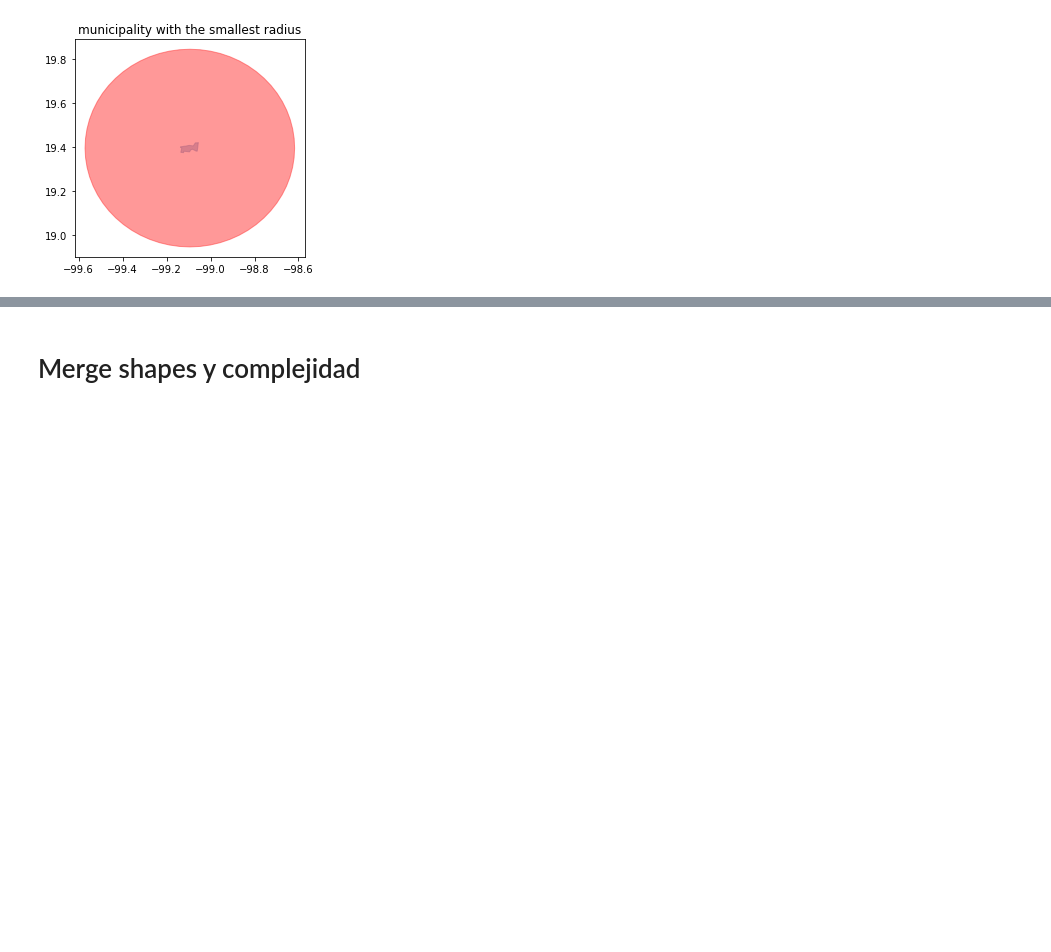
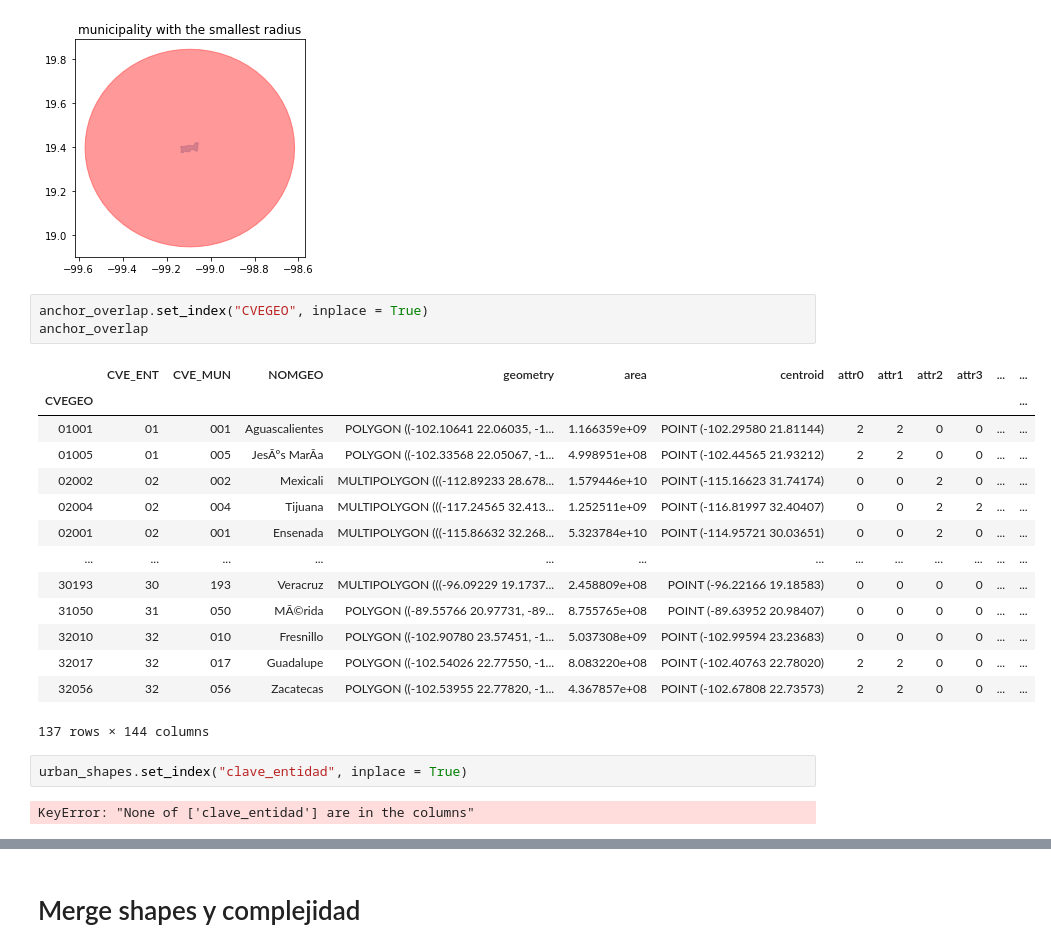
Before and after one commit to JerryAlfred/tradedeal, a Jupyter notebook: Circle_Adjusted.ipynb, the cells around one changed output, grey strips where cells are left out. Drawn from its saved outputs; the diff is of its cells as text; blank space fills up the shorter version.

```diff
--- a/Circle_Adjusted.ipynb
+++ b/Circle_Adjusted.ipynb
@@ -450,3 +423,25 @@ plt.show()
 # %% [output]
 [figure]
 [figure]
+# %%
+anchor_overlap.set_index("CVEGEO", inplace = True)
+anchor_overlap
+# %% [output]
+|  | CVE_ENT | CVE_MUN | NOMGEO | geometry | area | centroid | attr0 | attr1 | attr2 | attr3 | ... | ... |
+| CVEGEO |  |  |  |  |  |  |  |  |  |  |  | ... |
+| 01001 | 01 | 001 | Aguascalientes | POLYGON ((-102.10641 22.06035, -1... | 1.166359e+09 | POINT (-102.29580 21.81144) | 2 | 2 | 0 | 0 | ... | ... |
+| 01005 | 01 | 005 | JesÃºs MarÃ­a | POLYGON ((-102.33568 22.05067, -1... | 4.998951e+08 | POINT (-102.44565 21.93212) | 2 | 2 | 0 | 0 | ... | ... |
+| 02002 | 02 | 002 | Mexicali | MULTIPOLYGON (((-112.89233 28.678... | 1.579446e+10 | POINT (-115.16623 31.74174) | 0 | 0 | 2 | 0 | ... | ... |
+| 02004 | 02 | 004 | Tijuana | MULTIPOLYGON (((-117.24565 32.413... | 1.252511e+09 | POINT (-116.81997 32.40407) | 0 | 0 | 2 | 2 | ... | ... |
+| 02001 | 02 | 001 | Ensenada | MULTIPOLYGON (((-115.86632 32.268... | 5.323784e+10 | POINT (-114.95721 30.03651) | 0 | 0 | 2 | 0 | ... | ... |
+| ... | ... | ... | ... | ... | ... | ... | ... | ... | ... | ... | ... | ... |
+| 30193 | 30 | 193 | Veracruz | MULTIPOLYGON (((-96.09229 19.1737... | 2.458809e+08 | POINT (-96.22166 19.18583) | 0 | 0 | 0 | 0 | ... | ... |
+| 31050 | 31 | 050 | MÃ©rida | POLYGON ((-89.55766 20.97731, -89... | 8.755765e+08 | POINT (-89.63952 20.98407) | 0 | 0 | 0 | 0 | ... | ... |
+| 32010 | 32 | 010 | Fresnillo | POLYGON ((-102.90780 23.57451, -1... | 5.037308e+09 | POINT (-102.99594 23.23683) | 0 | 0 | 0 | 0 | ... | ... |
+| 32017 | 32 | 017 | Guadalupe | POLYGON ((-102.54026 22.77550, -1... | 8.083220e+08 | POINT (-102.40763 22.78020) | 2 | 2 | 0 | 0 | ... | ... |
+| 32056 | 32 | 056 | Zacatecas | POLYGON ((-102.53955 22.77820, -1... | 4.367857e+08 | POINT (-102.67808 22.73573) | 2 | 2 | 0 | 0 | ... | ... |
+137 rows × 144 columns
+# %%
+urban_shapes.set_index("clave_entidad", inplace = True)
+# %% [output]
+KeyError: "None of ['clave_entidad'] are in the columns"
```
Also changed, not shown: parts of 4 cells of this notebook, 2 other files.
